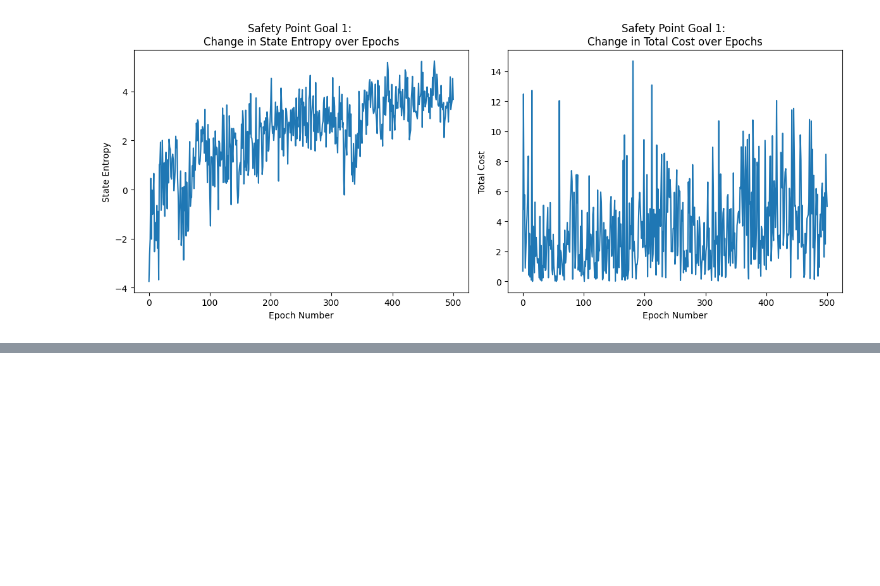
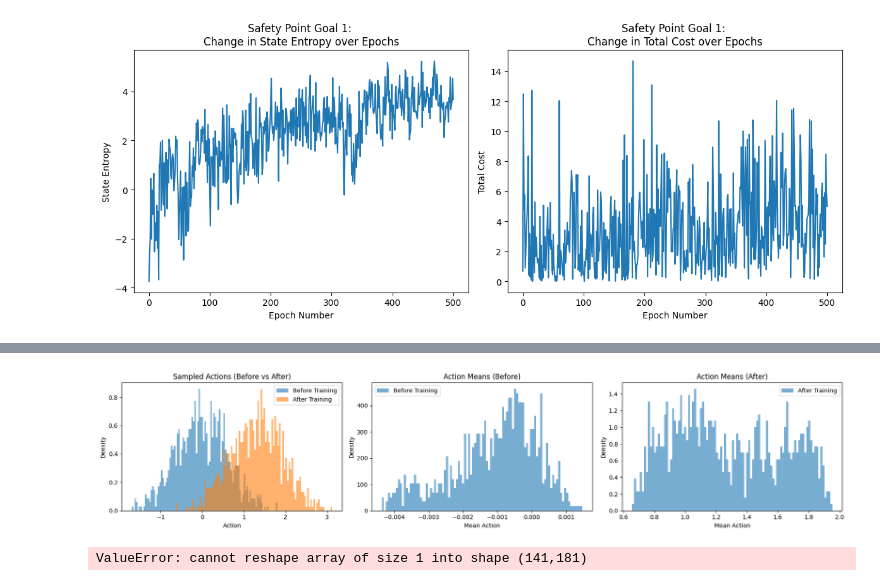
Before and after one commit to micobruh/safe-rl, a Jupyter notebook: visualization.ipynb, the cells around one changed output, grey strips where cells are left out. Saved outputs shown, nothing was run; the diff lists cells and outputs as text; code cells hidden in the pictures; blank space fills up the shorter version.

```diff
--- a/visualization.ipynb
+++ b/visualization.ipynb
@@ -143,0 +306,4 @@ fig.tight_layout()
+# %%
+visualize_policy_comparison("./results/MountainCarContinuous/CEM_Omega_5000")
+# %% [output]
+[figure, added]
@@ -143,0 +369,4 @@ fig.tight_layout()
+# %%
+visualize_policy_heatmap("./results/MountainCarContinuous/CEM_Omega_3000", False)
+# %% [output]
+ValueError: cannot reshape array of size 1 into shape (141,181)
```
Also changed, not shown: parts of 7 cells of this notebook, 1 other file.
